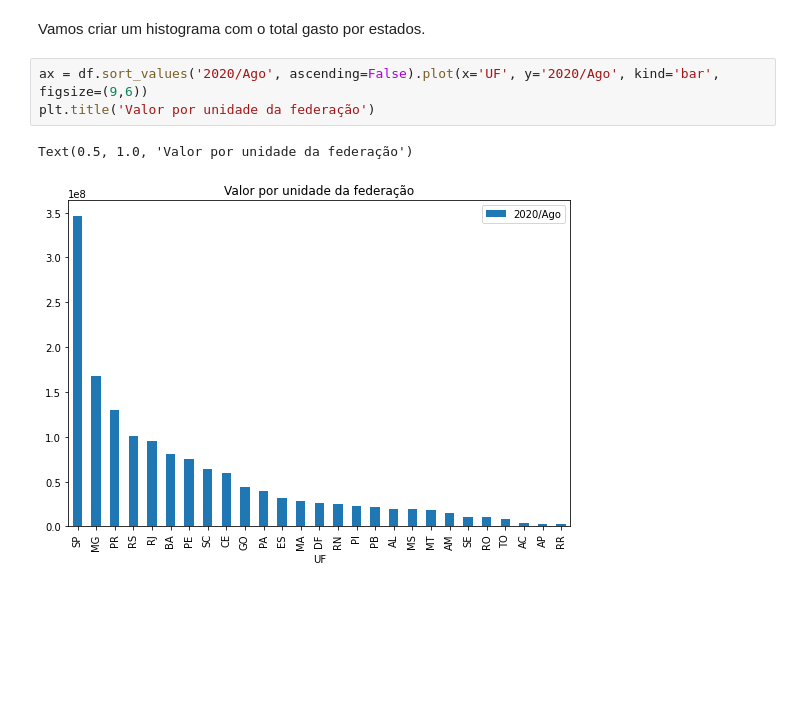
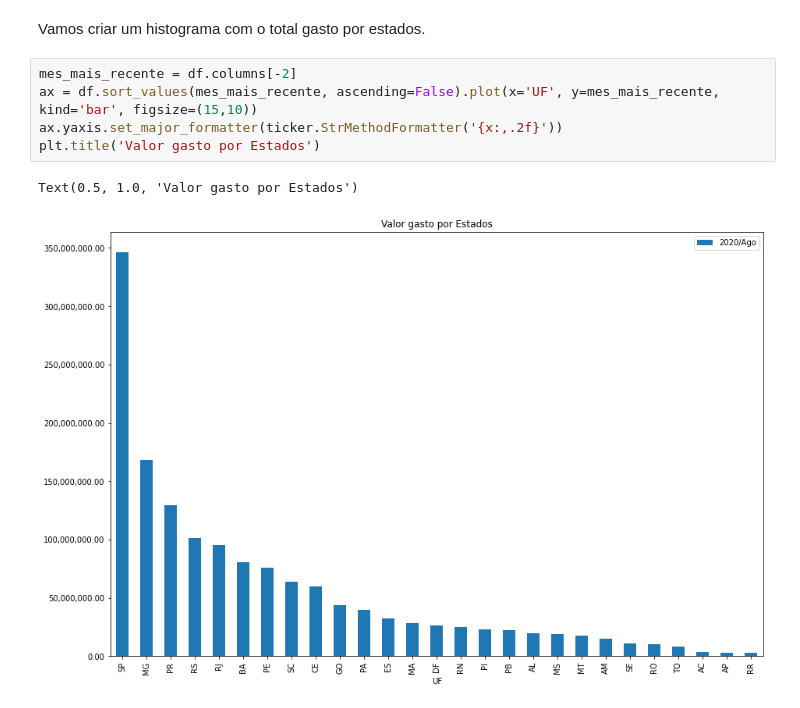
Before and after one commit to Naandes/Dados-Financeiros-do-Sus, a Jupyter notebook: modulo_1/aula_1/aula_1.ipynb, the cells around one changed output. Saved outputs shown, nothing was run; the diff lists cells and outputs as text; blank space fills up the shorter version.

```diff
--- a/modulo_1/aula_1/aula_1.ipynb
+++ b/modulo_1/aula_1/aula_1.ipynb
@@ -263,8 +263,10 @@ See the caveats in the documentation: https://pandas.pydata.org/pandas-docs/stab
 # %% [markdown]
 Vamos criar um histograma com o total gasto por estados.
 # %%
-ax = df.sort_values('2020/Ago', ascending=False).plot(x='UF', y='2020/Ago', kind='bar', figsize=(9,6))
-plt.title('Valor por unidade da federação')
+mes_mais_recente = df.columns[-2]
+ax = df.sort_values(mes_mais_recente, ascending=False).plot(x='UF', y=mes_mais_recente, kind='bar', figsize=(15,10))
+ax.yaxis.set_major_formatter(ticker.StrMethodFormatter('{x:,.2f}'))
+plt.title('Valor gasto por Estados')
 # %% [output]
-Text(0.5, 1.0, 'Valor por unidade da federação')
+Text(0.5, 1.0, 'Valor gasto por Estados')
-[figure, old version]
+[figure, new version]
```
Also changed, not shown: parts of 2 cells of this notebook.
